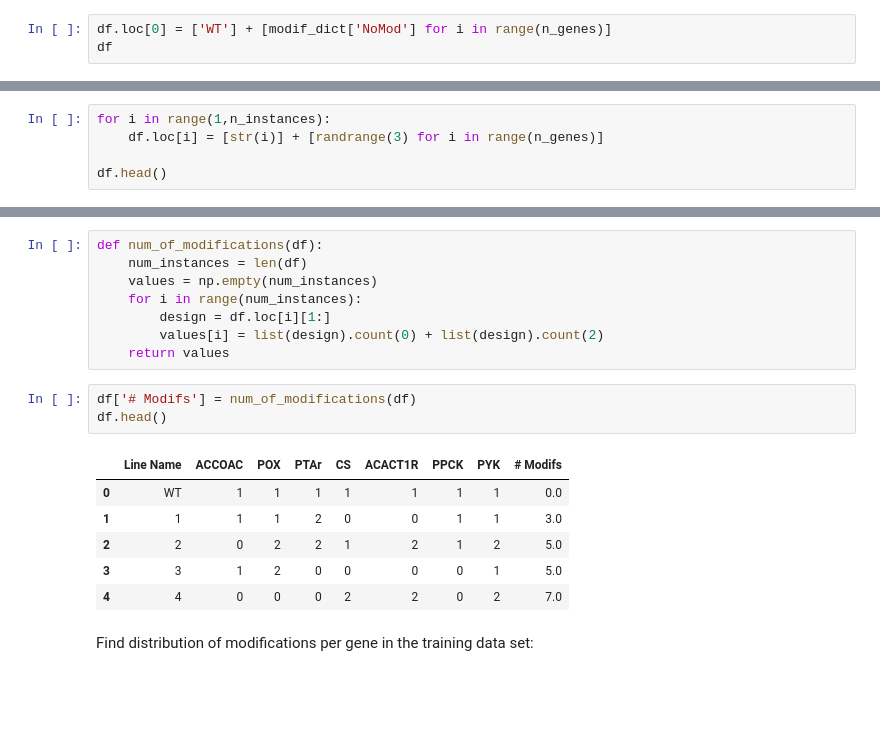
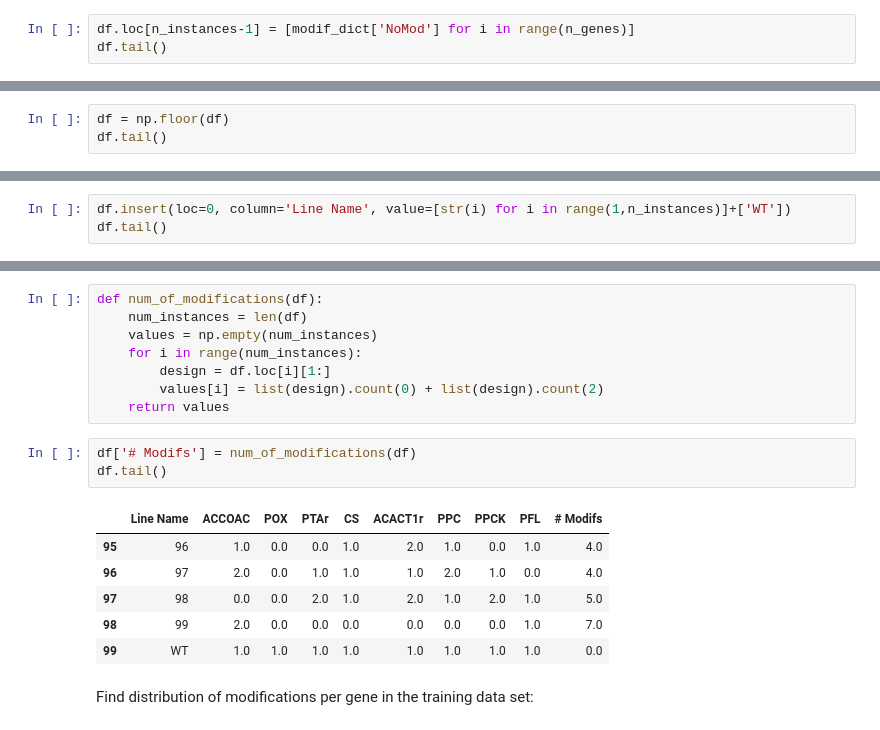
Before and after one commit to juanneilson/multiomicspaper, a Jupyter notebook: Initial_designs.ipynb, the cells around one changed output, grey strips where cells are left out. Saved outputs shown, nothing was run; the diff lists cells and outputs as text; blank space fills up the shorter version.

```diff
--- a/Initial_designs.ipynb
+++ b/Initial_designs.ipynb
@@ -71,6 +85,6 @@ df.insert(loc=0, column='Line Name', value=None)
 # %% [markdown]
 Define wild type strain with no modifications:
 # %%
-df.loc[0] = ['WT'] + [modif_dict['NoMod'] for i in range(n_genes)]
-df
+df.loc[n_instances-1] = [modif_dict['NoMod'] for i in range(n_genes)]
+df.tail()
 # %% [output]
@@ -81,5 +96,0 @@ df
-# %%
-for i in range(1,n_instances):
-    df.loc[i] = [str(i)] + [randrange(3) for i in range(n_genes)]
-
-df.head()
@@ -92,0 +99,3 @@ df.head()
+# %%
+df = np.floor(df)
+df.tail()
@@ -92,0 +111,3 @@ df.head()
+# %%
+df.insert(loc=0, column='Line Name', value=[str(i) for i in range(1,n_instances)]+['WT'])
+df.tail()
@@ -102,14 +130,14 @@ def num_of_modifications(df):
     return values
 # %%
 df['# Modifs'] = num_of_modifications(df)
-df.head()
+df.tail()
 # %% [output]
-|  | Line Name | ACCOAC | POX | PTAr | CS | ACACT1R | PPCK | PYK | # Modifs |
-| 0 | WT | 1 | 1 | 1 | 1 | 1 | 1 | 1 | 0.0 |
-| 1 | 1 | 1 | 1 | 2 | 0 | 0 | 1 | 1 | 3.0 |
-| 2 | 2 | 0 | 2 | 2 | 1 | 2 | 1 | 2 | 5.0 |
-| 3 | 3 | 1 | 2 | 0 | 0 | 0 | 0 | 1 | 5.0 |
-| 4 | 4 | 0 | 0 | 0 | 2 | 2 | 0 | 2 | 7.0 |
+|  | Line Name | ACCOAC | POX | PTAr | CS | ACACT1r | PPC | PPCK | PFL | # Modifs |
+| 95 | 96 | 1.0 | 0.0 | 0.0 | 1.0 | 2.0 | 1.0 | 0.0 | 1.0 | 4.0 |
+| 96 | 97 | 2.0 | 0.0 | 1.0 | 1.0 | 1.0 | 2.0 | 1.0 | 0.0 | 4.0 |
+| 97 | 98 | 0.0 | 0.0 | 2.0 | 1.0 | 2.0 | 1.0 | 2.0 | 1.0 | 5.0 |
+| 98 | 99 | 2.0 | 0.0 | 0.0 | 0.0 | 0.0 | 0.0 | 0.0 | 1.0 | 7.0 |
+| 99 | WT | 1.0 | 1.0 | 1.0 | 1.0 | 1.0 | 1.0 | 1.0 | 1.0 | 0.0 |
 # %% [markdown]
 Find distribution of modifications per gene in the training data set:
 # %%
```
Also changed, not shown: parts of 36 cells of this notebook.
